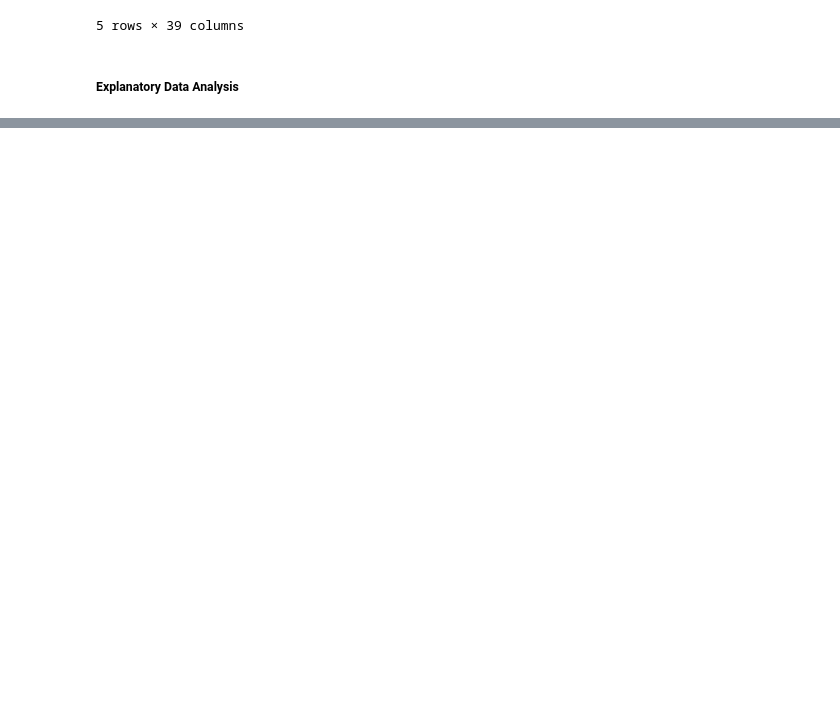
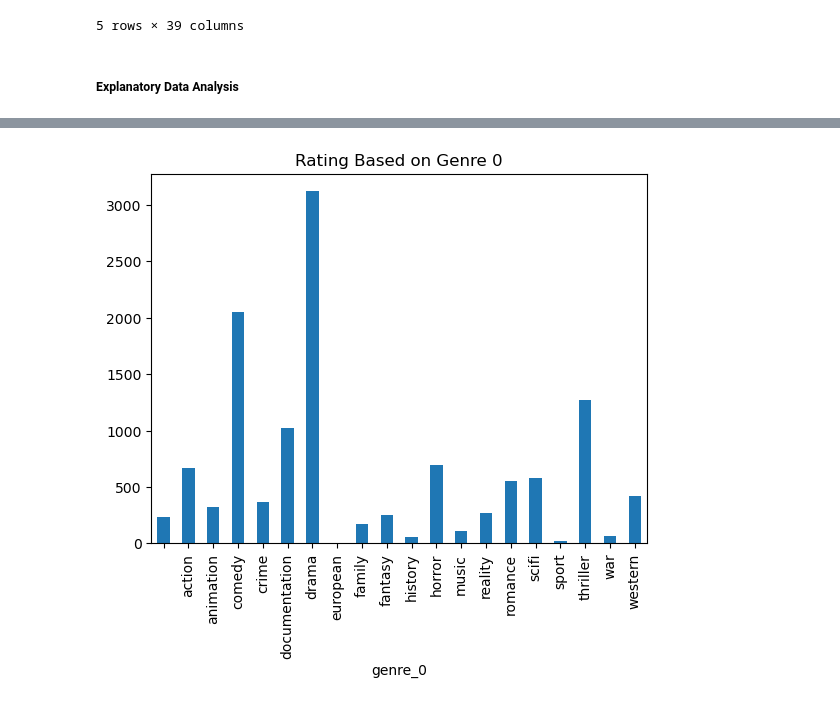
Before and after one commit to aprativ/Capstone-Project, a Jupyter notebook: movies.ipynb, the cells around one changed output, grey strips where cells are left out. Saved outputs shown, nothing was run; the diff lists cells and outputs as text; code cells hidden in the pictures; blank space fills up the shorter version.

```diff
--- a/movies.ipynb
+++ b/movies.ipynb
@@ -69,0 +93,4 @@ df.groupby(['age_certification']).size().plot.bar(title="Count of Age Ratings")
+# %%
+one= df.groupby(['genre_0']).size().plot.bar(title="Rating Based on Genre 0")
+# %% [output]
+[figure, added]
```
Also changed, not shown: parts of 4 cells of this notebook.
